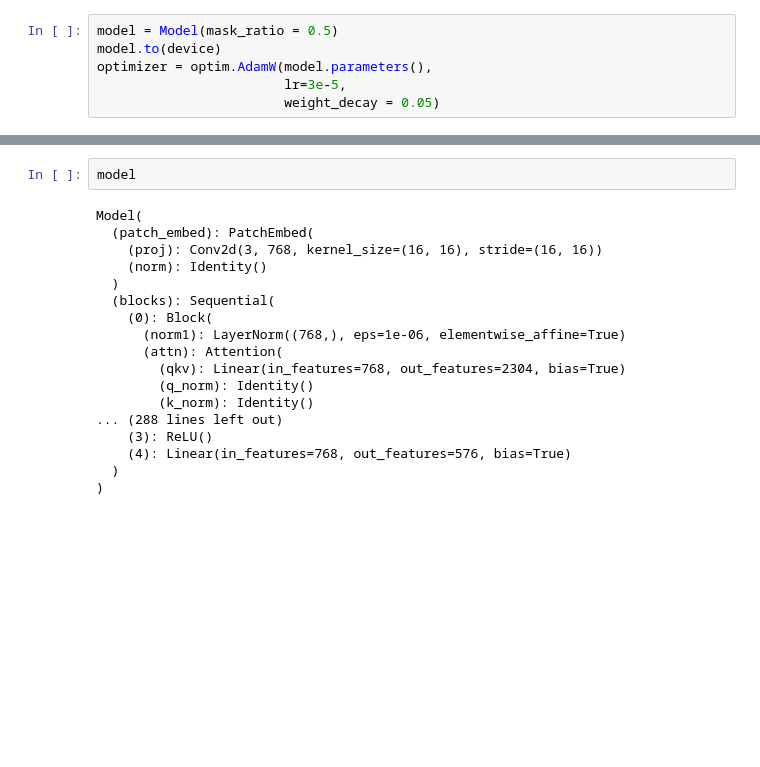
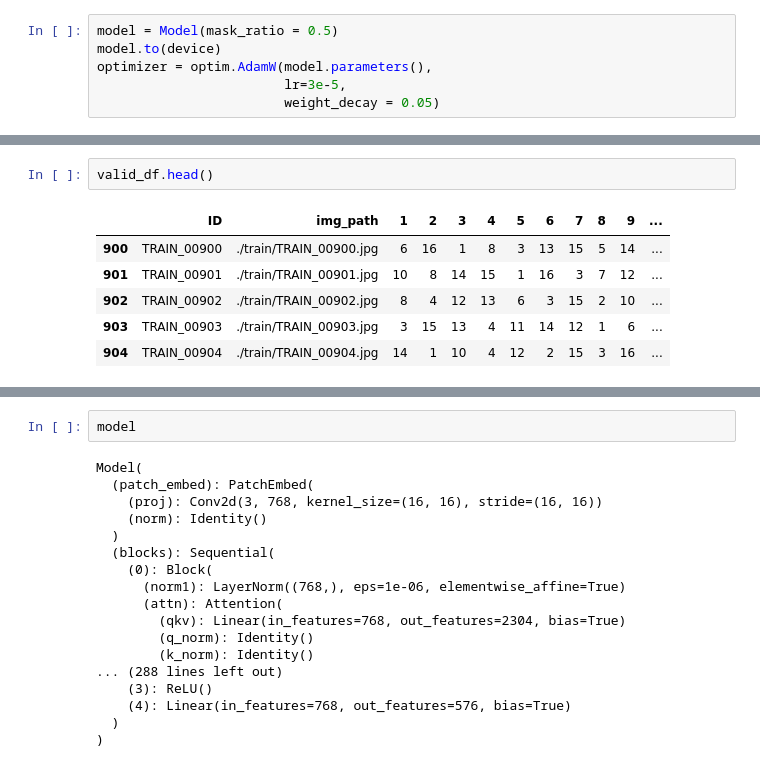
Before and after one commit to GitHayang/python, a Jupyter notebook: dacon/deit_code.ipynb, the cells around one changed output, grey strips where cells are left out. Saved outputs shown, nothing was run; the diff lists cells and outputs as text; blank space fills up the shorter version.

```diff
--- a/dacon/deit_code.ipynb
+++ b/dacon/deit_code.ipynb
@@ -386,6 +401,15 @@ score = calc_puzzle(valid_df, valid_pred_df)
 print(score)
 # %% [output]
 0.0
+# %%
+valid_df.head()
+# %% [output]
+|  | ID | img_path | 1 | 2 | 3 | 4 | 5 | 6 | 7 | 8 | 9 | ... |
+| 900 | TRAIN_00900 | ./train/TRAIN_00900.jpg | 6 | 16 | 1 | 8 | 3 | 13 | 15 | 5 | 14 | ... |
+| 901 | TRAIN_00901 | ./train/TRAIN_00901.jpg | 10 | 8 | 14 | 15 | 1 | 16 | 3 | 7 | 12 | ... |
+| 902 | TRAIN_00902 | ./train/TRAIN_00902.jpg | 8 | 4 | 12 | 13 | 6 | 3 | 15 | 2 | 10 | ... |
+| 903 | TRAIN_00903 | ./train/TRAIN_00903.jpg | 3 | 15 | 13 | 4 | 11 | 14 | 12 | 1 | 6 | ... |
+| 904 | TRAIN_00904 | ./train/TRAIN_00904.jpg | 14 | 1 | 10 | 4 | 12 | 2 | 15 | 3 | 16 | ... |
 # %%
 valid_pred_df.head()
 # %% [output]
```
Also changed, not shown: parts of 17 cells of this notebook, 33 other files.
